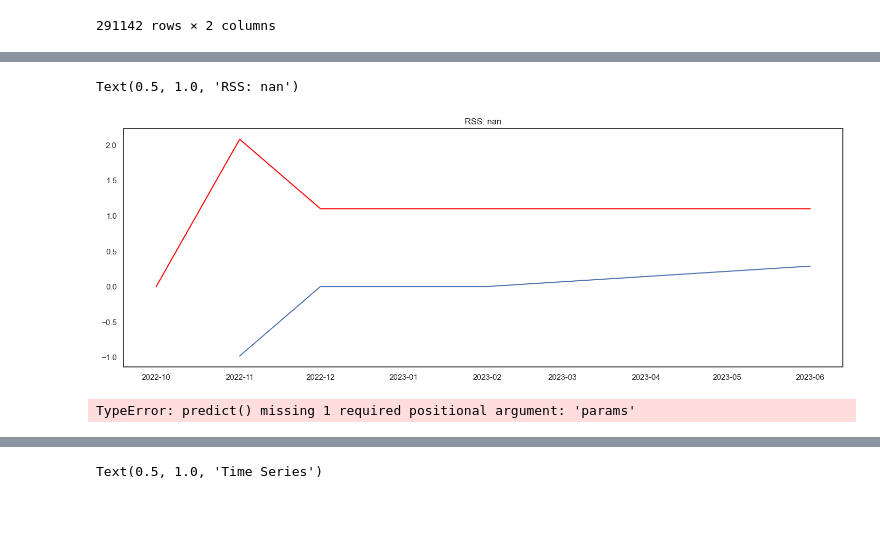
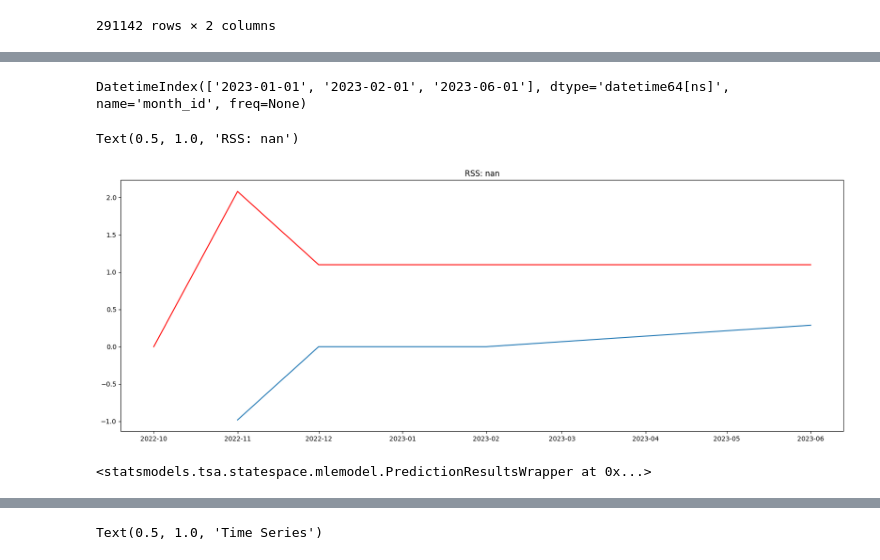
Before and after one commit to seydanurkayir/iyzico-datathon, a Jupyter notebook: iyzico-datathon.ipynb, the cells around one changed output, grey strips where cells are left out. Drawn from its saved outputs; the diff is of its cells as text; code cells hidden in the pictures; blank space fills up the shorter version.

```diff
--- a/iyzico-datathon.ipynb
+++ b/iyzico-datathon.ipynb
@@ -20,0 +19,3 @@ train.head()
+# %%
+train['sub_id'] = train['month_id'].astype(str) + train['merchant_id'].astype(str)
+train.head()
@@ -170,5 +131,0 @@ axes[3].set_ylabel('Artıklar');
-# %%
-plt.rcParams['figure.figsize'] = [20,7]
-decomposition = sm.tsa.seasonal_decompose(ts, model='additive')
-fig = decomposition.plot()
-plt.show()
@@ -355,0 +542,16 @@ ts_log_diff.dropna(inplace=True)
+# %%
+merchant_id = '9993'
+merchant_data = ts[ts['id'] == merchant_id].sort_values(by=['month_id'])
+
+# Log dönüşümü yapın
+ts_log = np.log(merchant_data['net_payment_count'])
+
+# İlk farkı alın (differencing)
+ts_log_diff = ts_log - ts_log.shift()
+ts_log_diff.dropna(inplace=True)
+plt.plot(ts_log_diff)
+
+# ARIMA modelini oluşturun ve eğitin
+model = sm.tsa.ARIMA(ts_log, order=(0, 1, 1))
+results_ARIMA = model.fit()
+    #forecast = results_ARIMA.get_forecast(steps=forecast_periods)
@@ -355,0 +612,4 @@ ts_log_diff.dropna(inplace=True)
+# %%
+start_date
+# %% [output]
+DatetimeIndex(['2023-01-01', '2023-02-01', '2023-06-01'], dtype='datetime64[ns]', name='month_id', freq=None)
@@ -356,10 +619,10 @@ ts_log_diff.dropna(inplace=True)
 # %%
 
-model = sm.tsa.arima.ARIMA(ts_log, order=(2, 1, 2))
+model = sm.tsa.arima.ARIMA(ts_log, order=(0, 1, 1))
 results_ARIMA = model.fit()
 plt.plot(ts_log_diff)
 plt.plot(results_ARIMA.fittedvalues, color='red')
 plt.title('RSS: %.4f'% sum((results_ARIMA.fittedvalues-ts_log_diff)**2))
 # %% [output]
 Text(0.5, 1.0, 'RSS: nan')
-[figure, old version]
+[figure, new version]
@@ -368,10 +629,15 @@ y_pred = results_ARIMA.get_forecast(len(ts.index))
+# %%
+
+y_pred = results_ARIMA.get_forecast(steps = 3)
+#forecast = forecast_result.predicted_mean
+y_pred
+# %% [output]
+<statsmodels.tsa.statespace.mlemodel.PredictionResultsWrapper at 0x...>
 # %%
 #y_pred = model.get_forecast(len(ts.index))
 y_pred_df = y_pred.conf_int(alpha = 0.05)
-y_pred_df["Predictions"] = model.predict(start = y_pred_df.index[0], end = y_pred_df.index[-1])
+y_pred_df["Predictions"] = results_ARIMA.predict(start = y_pred_df.index[0], end = y_pred_df.index[-1])
 y_pred_df.index = ts.index
 y_pred_out = y_pred_df["Predictions"]
 plt.plot(y_pred_out, color='Yellow', label = 'ARIMA Predictions')
 plt.legend()
-# %% [output]
-TypeError: predict() missing 1 required positional argument: 'params'
```
Also changed, not shown: parts of 48 cells of this notebook, 1 other file.
